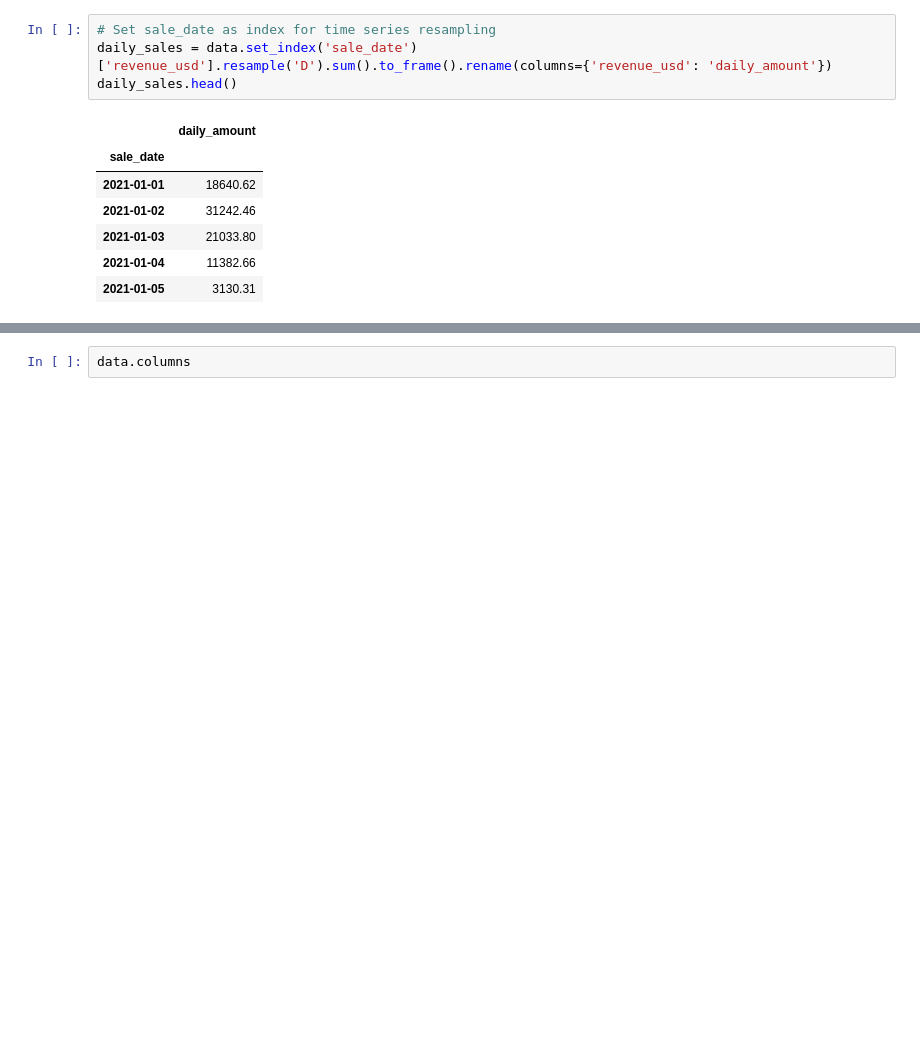
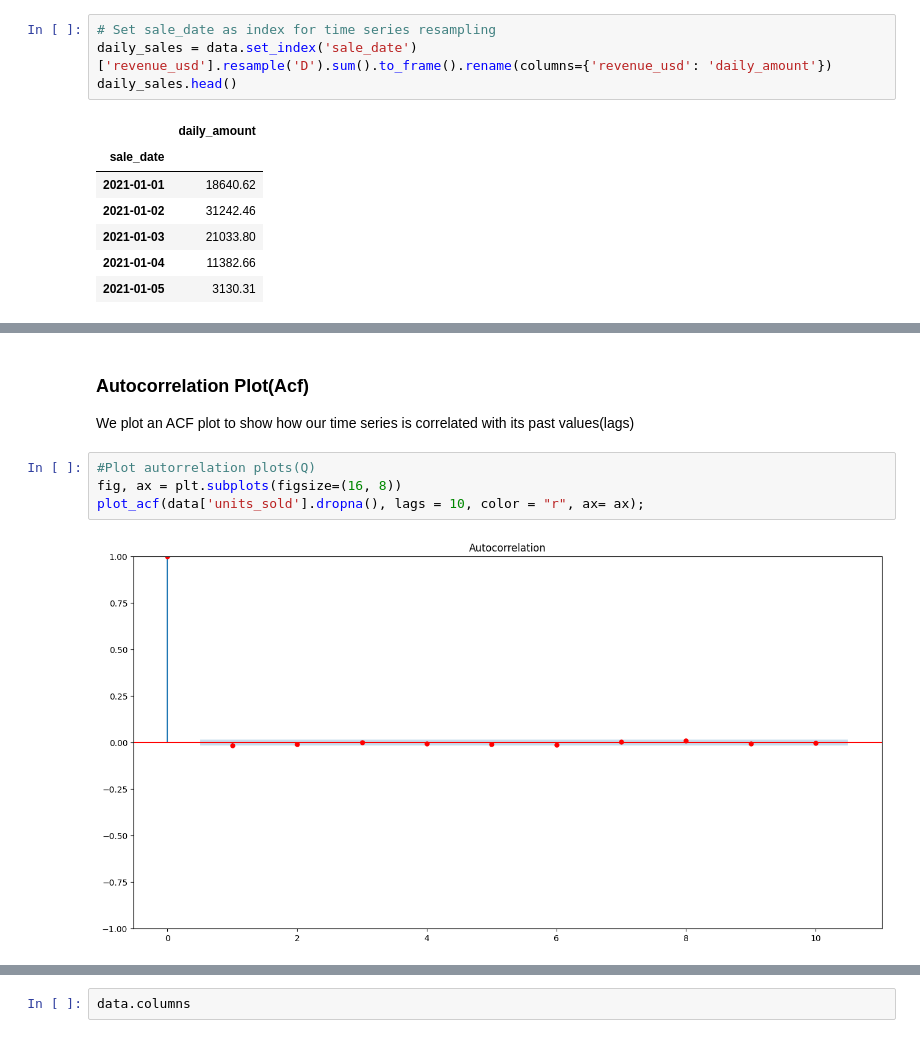
Before and after one commit to rizikilatifa/Samsung-Sales-Forecasting, a Jupyter notebook: Samsung Sales forecasting.ipynb, the cells around one changed output, grey strips where cells are left out. Drawn from its saved outputs; the diff is of its cells as text; blank space fills up the shorter version.

```diff
--- a/Samsung Sales forecasting.ipynb
+++ b/Samsung Sales forecasting.ipynb
@@ -964,0 +1005,9 @@ ModuleNotFoundError: No module named 'statsmodels'
+# %% [markdown]
+### Autocorrelation Plot(Acf)
+We plot an ACF plot to show how our time series is correlated with its past values(lags)
+# %%
+#Plot autorrelation plots(Q)
+fig, ax = plt.subplots(figsize=(16, 8))
+plot_acf(data['units_sold'].dropna(), lags = 10, color = "r", ax= ax);
+# %% [output]
+[figure, added]
```
Also changed, not shown: parts of 22 cells of this notebook.
